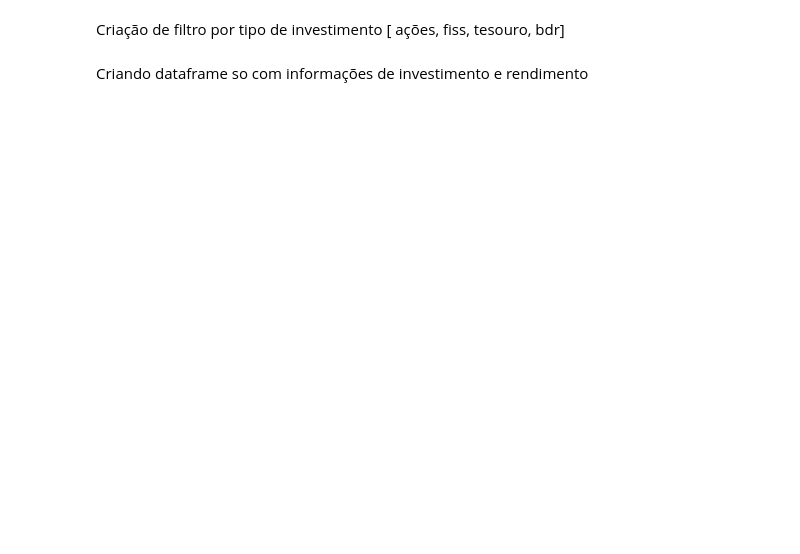
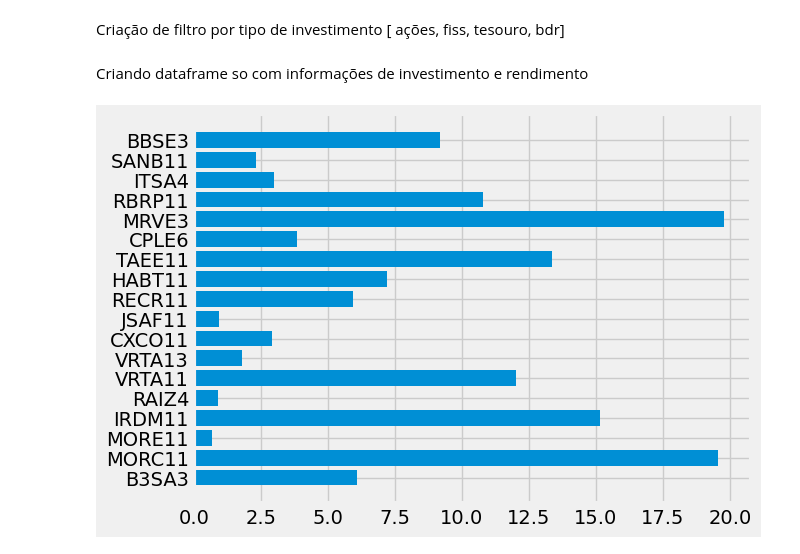
Before and after one commit to krigor-cintra/Jupyter, a Jupyter notebook: Pandas_b3.ipynb, the cells around one changed output. Cells and saved outputs as stored; diff of their text form; code cells hidden in the pictures; blank space fills up the shorter version.

```diff
--- a/Pandas_b3.ipynb
+++ b/Pandas_b3.ipynb
@@ -101,3 +150,9 @@ Criando dataframe so com informações de investimento  e rendimento
 df_inv = df[(df["Movimentação"]== 'Transferência - Liquidação') | (df["Movimentação"]== 'Transferência')]
 # %%
 df_rend = df[(df["Movimentação"] =='Dividendo') | (df["Movimentação"] =='Rendimento') | (df["Movimentação"] == 'Juros Sobre Capital Próprio')]
+# %%
+fig, ax = plt.subplots()
+ax.barh(df_rend["Codigo"], df_rend["Valor da Operação"])
+labels = ax.get_xticklabels()
+# %% [output]
+[figure, added]
```
Also changed, not shown: parts of 6 cells of this notebook.
